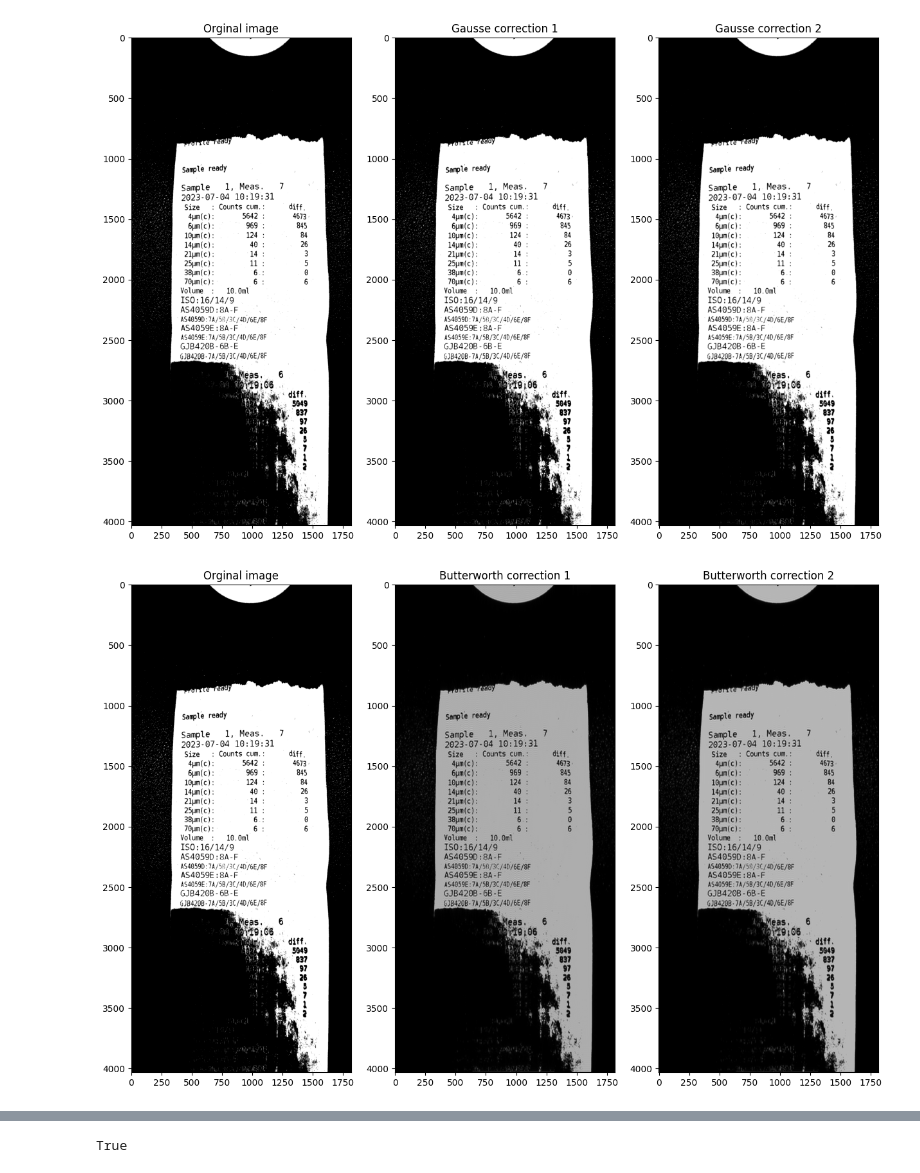
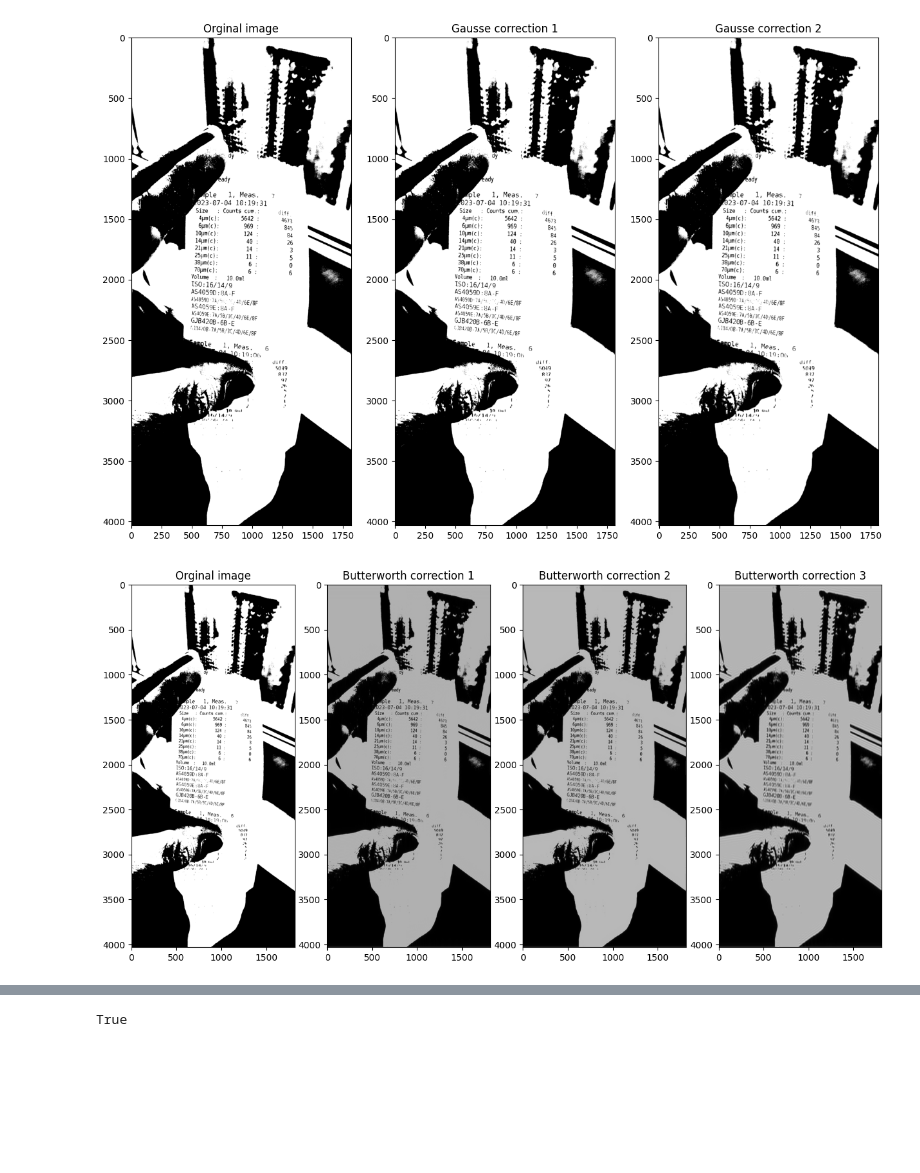
Before and after one commit to LukasZlocki/image_processing_labassistant, a Jupyter notebook: lab_assistant.ipynb, the cells around one changed output, grey strips where cells are left out. Cells and saved outputs as stored; diff of their text form; code cells hidden in the pictures; blank space fills up the shorter version.

```diff
--- a/lab_assistant.ipynb
+++ b/lab_assistant.ipynb
@@ -6,6 +6,9 @@ import matplotlib.pyplot as plt
 
 from skimage import data, filters
 from scipy import fftpack
+# %%
+# loading samples
+img1 = cv2.imread('s01_light_daylight1.jpg')
 # %%
 # Image scaling
 
@@ -129,9 +147,6 @@ def median_filter(img, window):
     """
     median_filtrated_img = cv2.medianBlur(img, window)
     return median_filtrated_img
-# %%
-# loading samples
-img1 = cv2.imread('sample1.jpg')
 # %%
 # This is place to perform image processing
 
@@ -156,6 +171,11 @@ plt.show()
+# %%
+# Gamma correction - SUMMARY:
+# choose the best gamma here:
+img1_gamma_best = img1_gamma2
 # %%
 # image to binary
-img1_binary = image_to_binary(img1_gamma3)
+img1_binary = image_to_binary(img1_gamma_best)
+img1_binary_from_base_img = image_to_binary(img1_gray)
 # %%
 # Show filtered images
 plt.figure(figsize=(15, 10))
@@ -179,17 +200,19 @@ plt.show()
 
 img1_butterworth_filter = butterworth_filter(img1_binary, 250, 70)
 # %% [output]
-[figure, old version]
+[figure, new version]
 # %%
 # code image BUTTERWORTH filtering tests
 img1_butterworth_filter1 = butterworth_filter(img1_binary, 250, 70)
 img1_butterworth_filter2 = butterworth_filter(img1_binary, 250, 10)
+img1_butterworth_filter3 = butterworth_filter(img1_binary, 150, 20)
 
 # Show BUTTERWORTH filtered images
 plt.figure(figsize=(15, 10))
-plt.subplot(1, 3, 1), plt.imshow(img1_binary, cmap='gray'), plt.title('Orginal image')
-plt.subplot(1, 3, 2), plt.imshow(img1_butterworth_filter1, cmap='gray'), plt.title('Butterworth correction 1')
-plt.subplot(1, 3, 3), plt.imshow(img1_butterworth_filter2, cmap='gray'), plt.title('Butterworth correction 2')
+plt.subplot(1, 4, 1), plt.imshow(img1_binary, cmap='gray'), plt.title('Orginal image')
+plt.subplot(1, 4, 2), plt.imshow(img1_butterworth_filter1, cmap='gray'), plt.title('Butterworth correction 1')
+plt.subplot(1, 4, 3), plt.imshow(img1_butterworth_filter2, cmap='gray'), plt.title('Butterworth correction 2')
+plt.subplot(1, 4, 4), plt.imshow(img1_butterworth_filter3, cmap='gray'), plt.title('Butterworth correction 3')
 plt.show()
 # %% [output]
-[figure, old version]
+[figure, new version]
```
Also changed, not shown: parts of 9 cells of this notebook.
